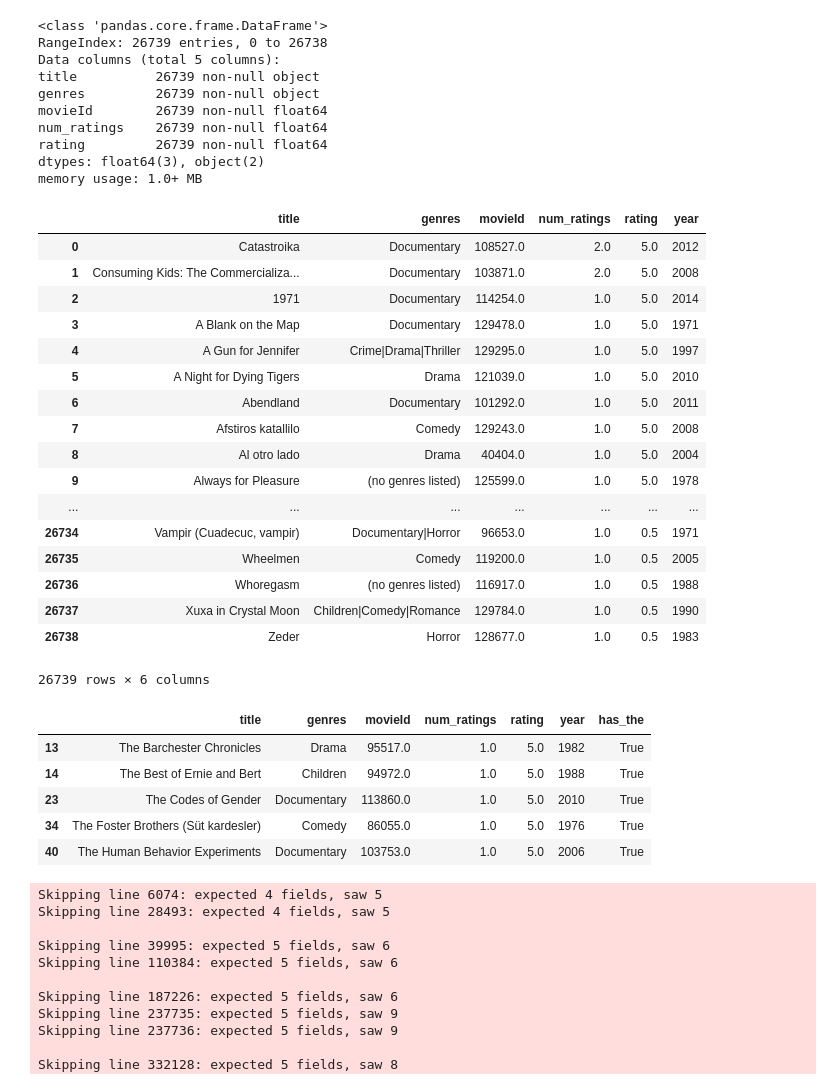
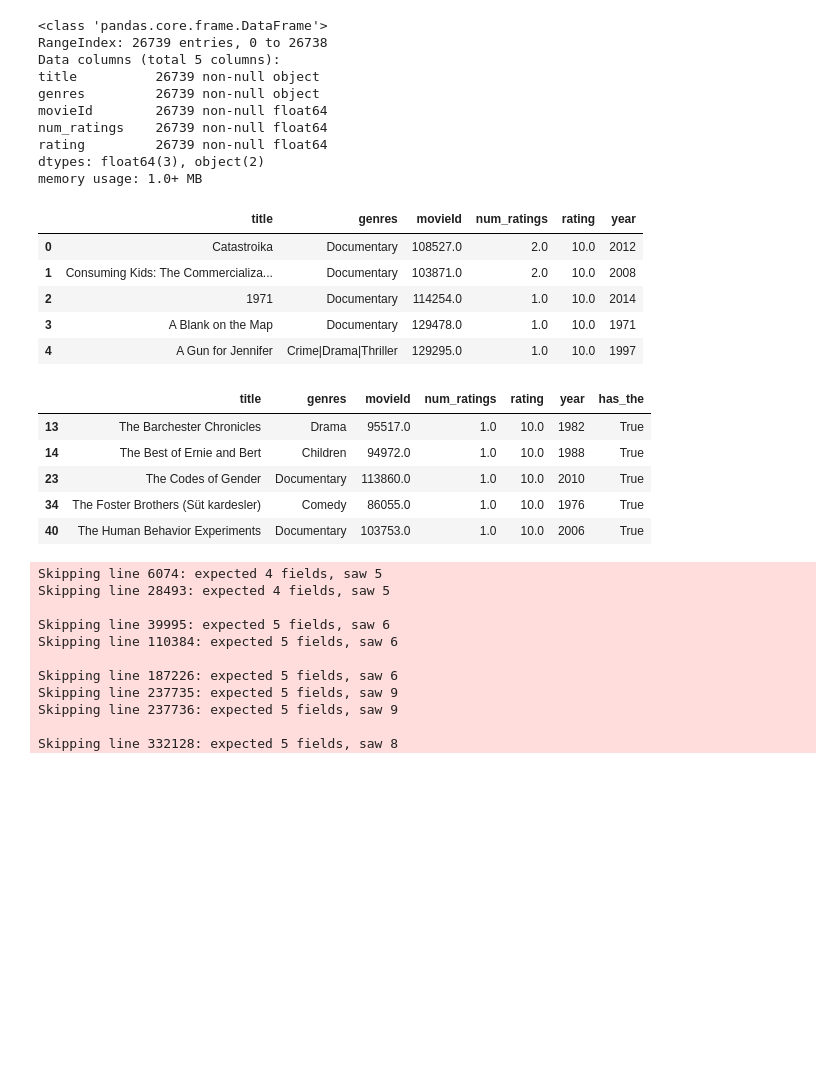
Before and after one commit to bartstonejjj/DataScienceIntensive, a Jupyter notebook: Capstone/SurveryGeneration.ipynb, the cells around one changed output. Saved outputs shown, nothing was run; the diff lists cells and outputs as text; code cells hidden in the pictures; blank space fills up the shorter version.

```diff
--- a/Capstone/SurveryGeneration.ipynb
+++ b/Capstone/SurveryGeneration.ipynb
@@ -15,6 +15,9 @@ pd.set_option('display.max_colwidth', 120) # Make DataFrame column with wide eno
 dataDir = '/Users/justinbarton/Documents/Personal/DataScienceIntensive/Data'
 mov_ml = pd.read_csv(dataDir + '/MovieLens/ml-20m/movies.csv')
 rat_ml = pd.read_csv(dataDir + '/MovieLens/ml-20m/ratings.csv')
+
+# Convert out of 5 ratings, to out of 10 ratings
+rat_ml['rating'] = rat_ml['rating'] * 2
 # %%
 # Data: MovieLens _ml
 # Find the average movie rating and store in 'mr', remove those without a rating
@@ -76,32 +79,20 @@ memory usage: 1.0+ MB
 # %%
 # Data: MovieLens
 # Separate the year from the title into separate columns for MovieLen titles
 df = agg_ml.copy()
 df['year'] = df.title.str.extract('[(](\d{4})[)]')
 df['title'] = df.title.str.replace(r' [(]\d{4}[)]', '')
 df['year'].fillna('0', inplace=True)
 df['year'] = df['year'].astype(int)
 agg_sepYr_ml = df
-df
+df.head()
 # %% [output]
 |  | title | genres | movieId | num_ratings | rating | year |
-| 0 | Catastroika | Documentary | 108527.0 | 2.0 | 5.0 | 2012 |
-| 1 | Consuming Kids: The Commercializa... | Documentary | 103871.0 | 2.0 | 5.0 | 2008 |
-| 2 | 1971 | Documentary | 114254.0 | 1.0 | 5.0 | 2014 |
-| 3 | A Blank on the Map | Documentary | 129478.0 | 1.0 | 5.0 | 1971 |
-| 4 | A Gun for Jennifer | Crime|Drama|Thriller | 129295.0 | 1.0 | 5.0 | 1997 |
-| 5 | A Night for Dying Tigers | Drama | 121039.0 | 1.0 | 5.0 | 2010 |
-| 6 | Abendland | Documentary | 101292.0 | 1.0 | 5.0 | 2011 |
-| 7 | Afstiros katallilo | Comedy | 129243.0 | 1.0 | 5.0 | 2008 |
-| 8 | Al otro lado | Drama | 40404.0 | 1.0 | 5.0 | 2004 |
-| 9 | Always for Pleasure | (no genres listed) | 125599.0 | 1.0 | 5.0 | 1978 |
-| ... | ... | ... | ... | ... | ... | ... |
-| 26734 | Vampir (Cuadecuc, vampir) | Documentary|Horror | 96653.0 | 1.0 | 0.5 | 1971 |
-| 26735 | Wheelmen | Comedy | 119200.0 | 1.0 | 0.5 | 2005 |
-| 26736 | Whoregasm | (no genres listed) | 116917.0 | 1.0 | 0.5 | 1988 |
-| 26737 | Xuxa in Crystal Moon | Children|Comedy|Romance | 129784.0 | 1.0 | 0.5 | 1990 |
-| 26738 | Zeder | Horror | 128677.0 | 1.0 | 0.5 | 1983 |
+| 0 | Catastroika | Documentary | 108527.0 | 2.0 | 10.0 | 2012 |
+| 1 | Consuming Kids: The Commercializa... | Documentary | 103871.0 | 2.0 | 10.0 | 2008 |
+| 2 | 1971 | Documentary | 114254.0 | 1.0 | 10.0 | 2014 |
+| 3 | A Blank on the Map | Documentary | 129478.0 | 1.0 | 10.0 | 1971 |
+| 4 | A Gun for Jennifer | Crime|Drama|Thriller | 129295.0 | 1.0 | 10.0 | 1997 |
-26739 rows × 6 columns
 # %%
 # Data: MovieLens
 # Move the 'The' to the start of the film title for MovieLens titles to help with matching
@@ -114,11 +105,11 @@ agg_sepYr_moveThe_ml = df
 df[df.has_the].head()
 # %% [output]
 |  | title | genres | movieId | num_ratings | rating | year | has_the |
-| 13 | The Barchester Chronicles | Drama | 95517.0 | 1.0 | 5.0 | 1982 | True |
-| 14 | The Best of Ernie and Bert | Children | 94972.0 | 1.0 | 5.0 | 1988 | True |
-| 23 | The Codes of Gender | Documentary | 113860.0 | 1.0 | 5.0 | 2010 | True |
-| 34 | The Foster Brothers (Süt kardesler) | Comedy | 86055.0 | 1.0 | 5.0 | 1976 | True |
-| 40 | The Human Behavior Experiments | Documentary | 103753.0 | 1.0 | 5.0 | 2006 | True |
+| 13 | The Barchester Chronicles | Drama | 95517.0 | 1.0 | 10.0 | 1982 | True |
+| 14 | The Best of Ernie and Bert | Children | 94972.0 | 1.0 | 10.0 | 1988 | True |
+| 23 | The Codes of Gender | Documentary | 113860.0 | 1.0 | 10.0 | 2010 | True |
+| 34 | The Foster Brothers (Süt kardesler) | Comedy | 86055.0 | 1.0 | 10.0 | 1976 | True |
+| 40 | The Human Behavior Experiments | Documentary | 103753.0 | 1.0 | 10.0 | 2006 | True |
 # %%
 # Data: OMDB
 # Read in data from from omdb Data
```
Also changed, not shown: parts of 37 cells of this notebook, 4 other files.
